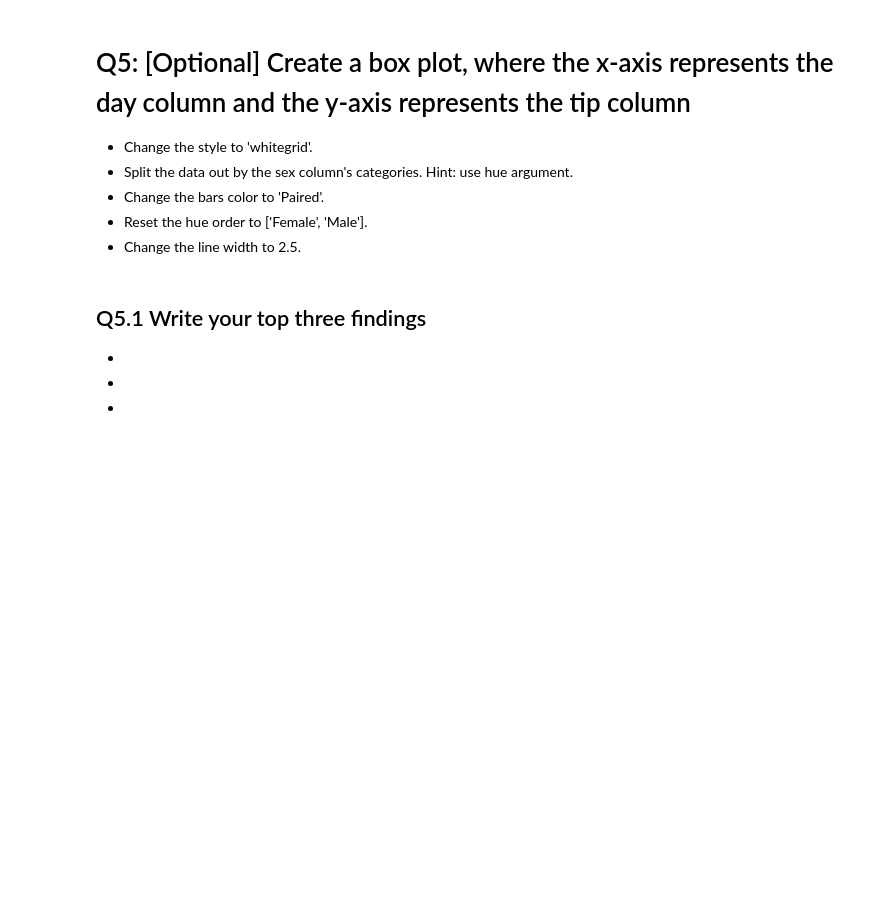
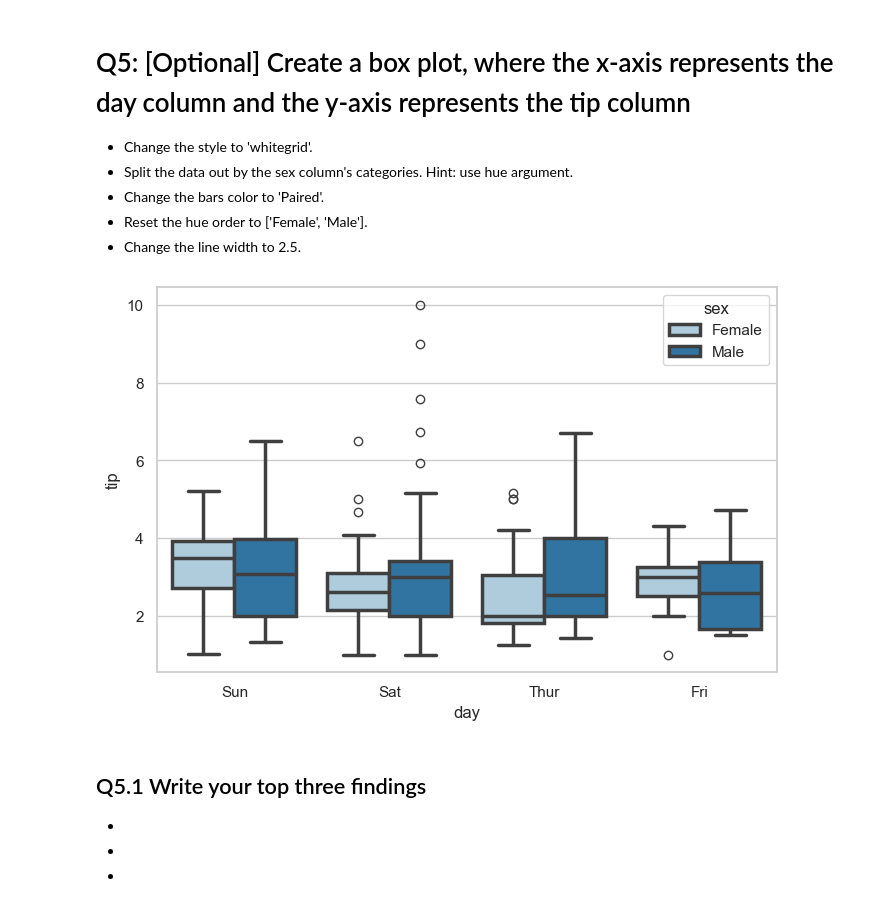
Before and after one commit to Tuwaiq-Data-Science-Bootcamp-V5/Seaborn-Lab2, a Jupyter notebook: Seaborn_Assignment2.ipynb, the cells around one changed output. Saved outputs shown, nothing was run; the diff lists cells and outputs as text; code cells hidden in the pictures; blank space fills up the shorter version.

```diff
--- a/Seaborn_Assignment2.ipynb
+++ b/Seaborn_Assignment2.ipynb
@@ -68,7 +88,12 @@ NameError: name 'tips_df' is not defined
 - Reset the hue order to ['Female', 'Male'].
 - Change the line width to 2.5.
 # %%
-# write your code here ^_^
+sns.set(style="whitegrid")
+
+sns.boxplot(x="day", y="tip", hue="sex", data=tips_dataset, palette="Paired", linewidth=2.5)
+hue_order = ['Female', 'Male']
+# %% [output]
+[figure, added]
 # %% [markdown]
 ## Q5.1 Write your top three findings
 -
```
Also changed, not shown: parts of 14 cells of this notebook, 1 other file.
